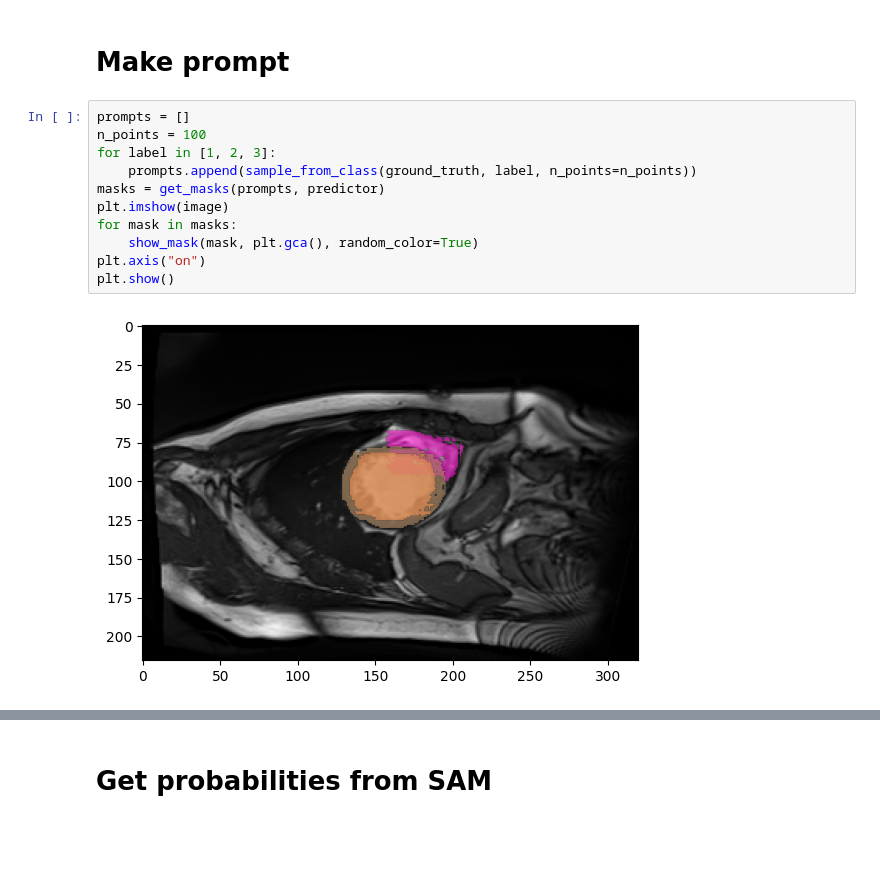
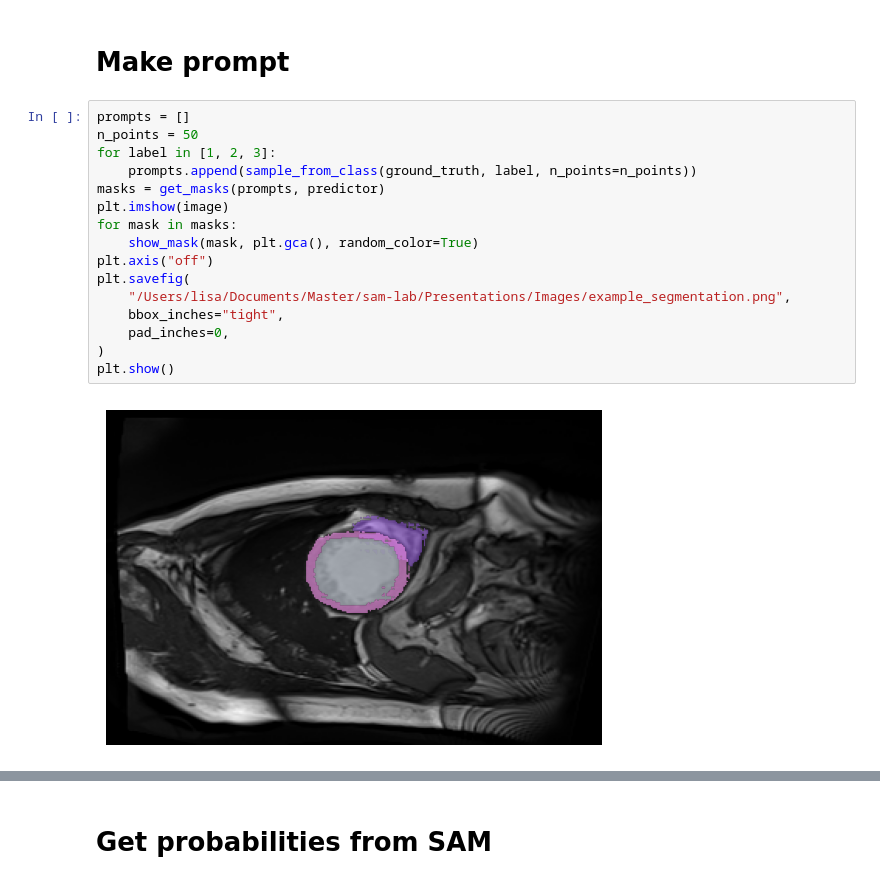
Before and after one commit to ThanhNguyen140/SAM_evaluation, a Jupyter notebook: lisa/multiclass_probabilities.ipynb, the cells around one changed output, grey strips where cells are left out. Cells and saved outputs as stored; diff of their text form; blank space fills up the shorter version.

Commit message:
making some images for presentation

```diff
--- a/lisa/multiclass_probabilities.ipynb
+++ b/lisa/multiclass_probabilities.ipynb
@@ -86,14 +94,19 @@ predictor.set_image(image)
 # Make prompt
 # %%
 prompts = []
-n_points = 100
+n_points = 50
 for label in [1, 2, 3]:
     prompts.append(sample_from_class(ground_truth, label, n_points=n_points))
 masks = get_masks(prompts, predictor)
 plt.imshow(image)
 for mask in masks:
     show_mask(mask, plt.gca(), random_color=True)
-plt.axis("on")
+plt.axis("off")
+plt.savefig(
+    "/Users/lisa/Documents/Master/sam-lab/Presentations/Images/example_segmentation.png",
+    bbox_inches="tight",
+    pad_inches=0,
+)
 plt.show()
 # %% [output]
-[figure, old version]
+[figure, new version]
```
Also changed, not shown: parts of 5 cells of this notebook.
